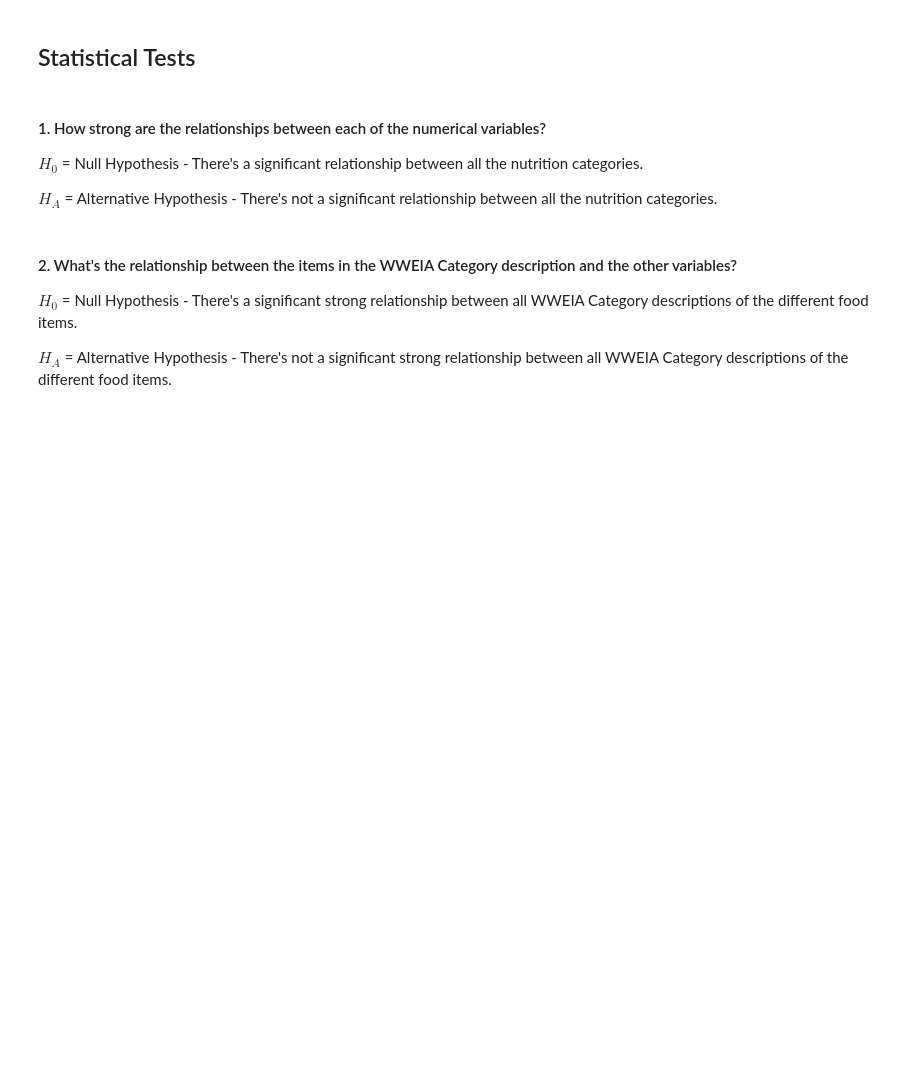
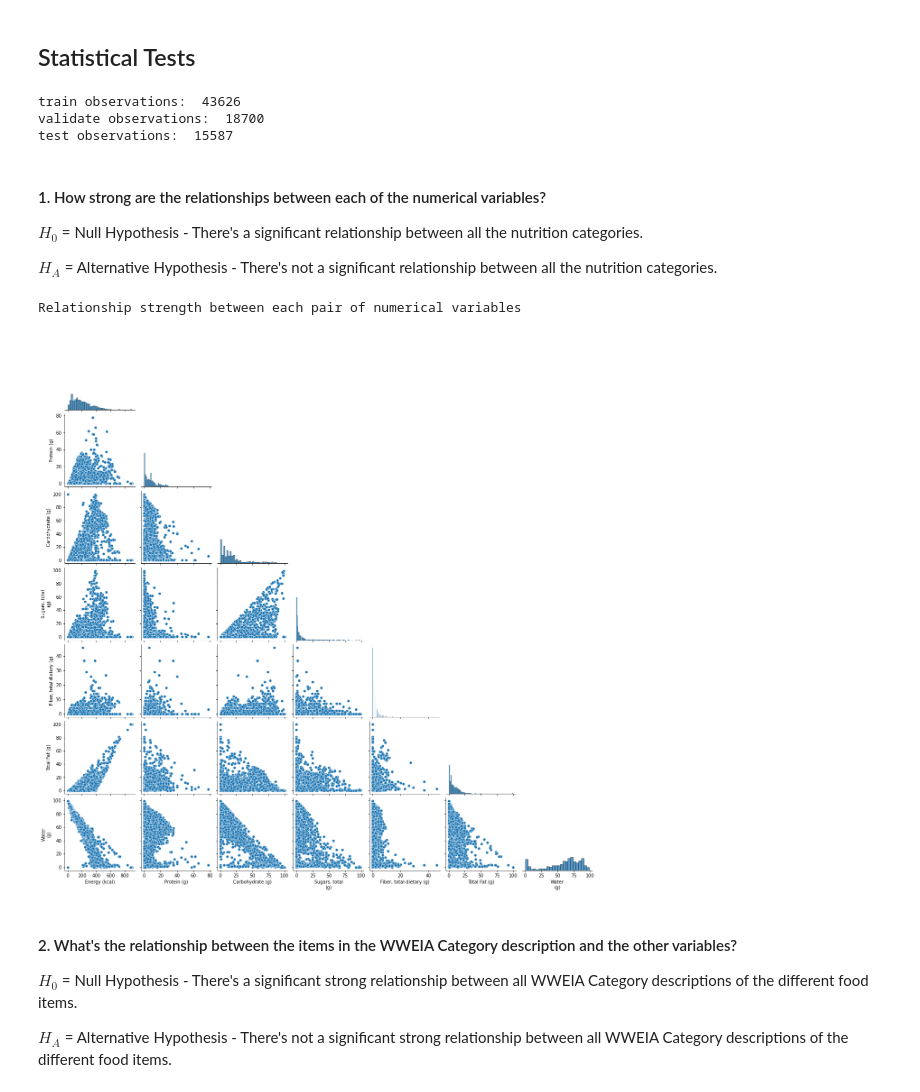
Before and after one commit to Jason-R-Turner/food-nutrient-clustering-project, a Jupyter notebook: rough_draft_food_project.ipynb, the cells around one changed output. Drawn from its saved outputs; the diff is of its cells as text; code cells hidden in the pictures; blank space fills up the shorter version.

```diff
--- a/rough_draft_food_project.ipynb
+++ b/rough_draft_food_project.ipynb
@@ -402,12 +402,43 @@ df['Water\n(g)'].hist(figsize=(24, 10), bins=100)
 None of the values here appear extreme enough to be excluded and may be important for differentiation
 # %% [markdown]
 ## Statistical Tests
+# %%
+# Split test off, 20% of original df size.
+train_validate, test = train_test_split(df, test_size=.2,
+                                        random_state=42)
+
+# Split validate off, 30% of what remains (24% of original df size)
+# Thus train will be 56% of original df size.
+train, validate = train_test_split(train_validate, test_size=.3,
+                                   random_state=42)
+
+print("train observations: ", train.size)
+print("validate observations: ", validate.size)
+print("test observations: ", test.size)
+# %% [output]
+train observations:  43626
+validate observations:  18700
+test observations:  15587
 # %% [markdown]
 #### 1. How strong are the relationships between each of the numerical variables?
 
 $H_0$ = Null Hypothesis - There's a significant relationship between all the nutrition categories.
 
 $H_A$ = Alternative Hypothesis - There's not a significant relationship between all the nutrition categories.
+# %%
+print("Relationship strength between each pair of numerical variables")
+numerical_cols = ['Energy (kcal)',
+                'Protein (g)',
+                'Carbohydrate (g)',
+                'Sugars, total\n(g)',
+                'Fiber, total dietary (g)',
+                'Total Fat (g)',
+                'Water\n(g)']
+sns.pairplot(train[numerical_cols], corner=True)
+plt.show()
+# %% [output]
+Relationship strength between each pair of numerical variables
+[figure, added]
 # %% [markdown]
 #### 2. What's the relationship between the items in the WWEIA Category description and the other variables?
 
```
Also changed, not shown: parts of 16 cells of this notebook, 1 other file.
